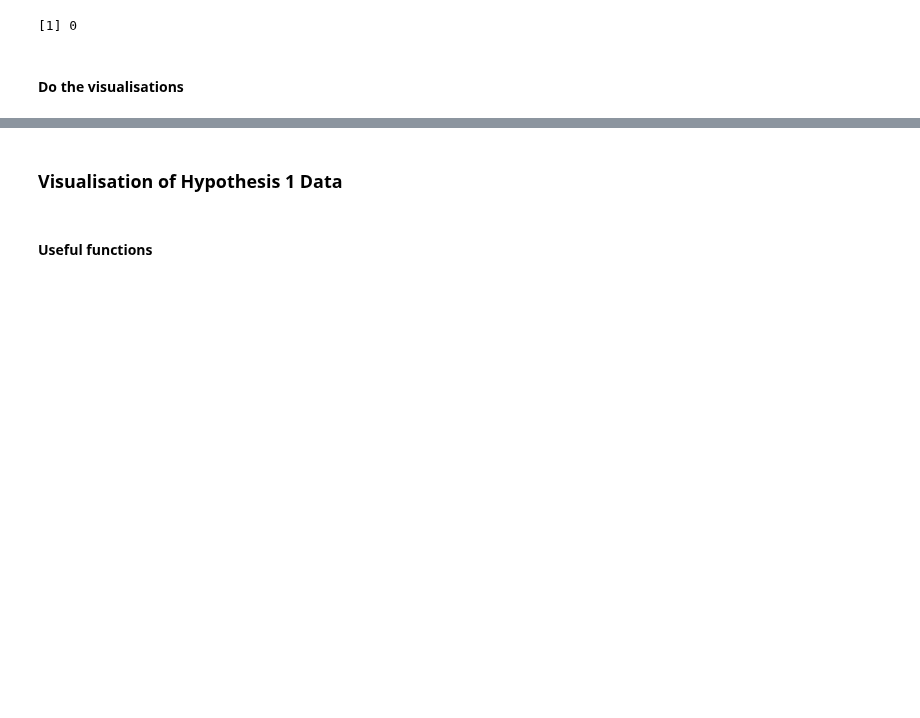
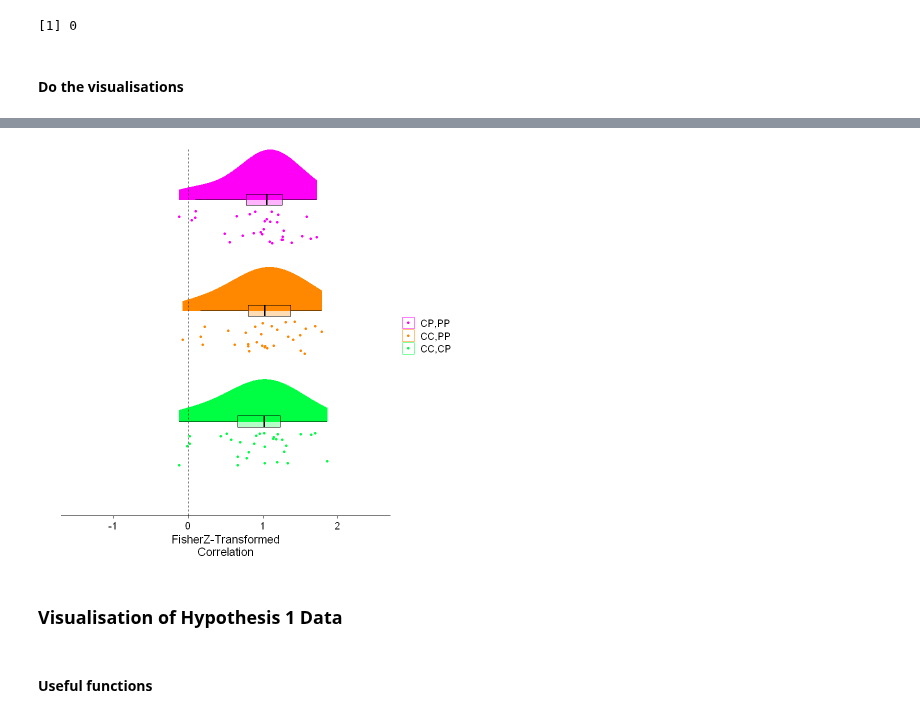
Before and after one commit to ArielZJ/Precision-Phenomenology-Data-Analysis, a Jupyter notebook: Fovea vs. Periphery Color Similarity Pilot Analysis - 2stim Analysis.ipynb, the cells around one changed output, grey strips where cells are left out. Saved outputs shown, nothing was run; the diff lists cells and outputs as text; code cells hidden in the pictures; blank space fills up the shorter version.

```diff
--- a/Fovea vs. Periphery Color Similarity Pilot Analysis - 2stim Analysis.ipynb
+++ b/Fovea vs. Periphery Color Similarity Pilot Analysis - 2stim Analysis.ipynb
@@ -1473,3 +1548,7 @@ FisherZ(0)
+# %%
+plot.correlations.mag.fisherz(correlations)
+# %% [output]
+[figure, added]
 # %% [markdown]
 ### Visualisation of Hypothesis 1 Data
 # %% [markdown]
```
Also changed, not shown: parts of 14 cells of this notebook, 4 other files.
